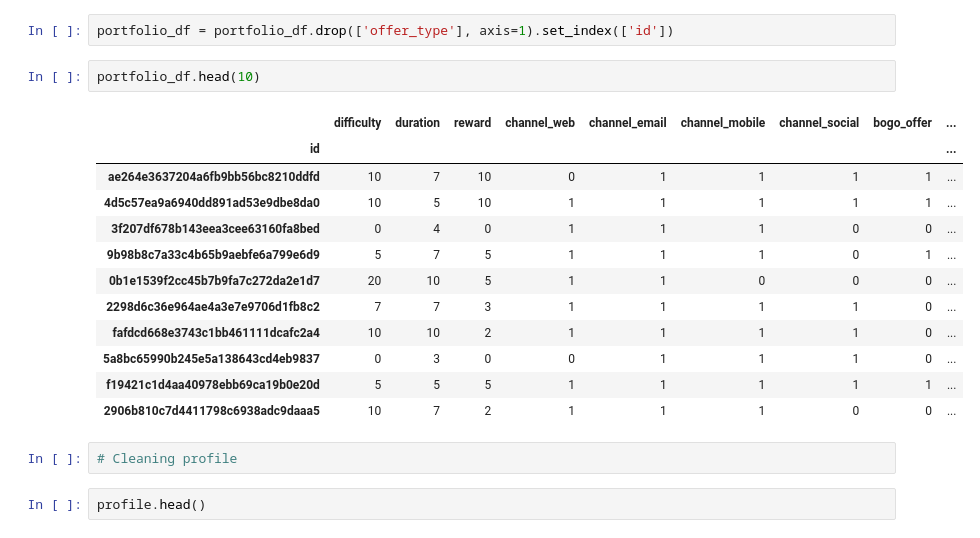
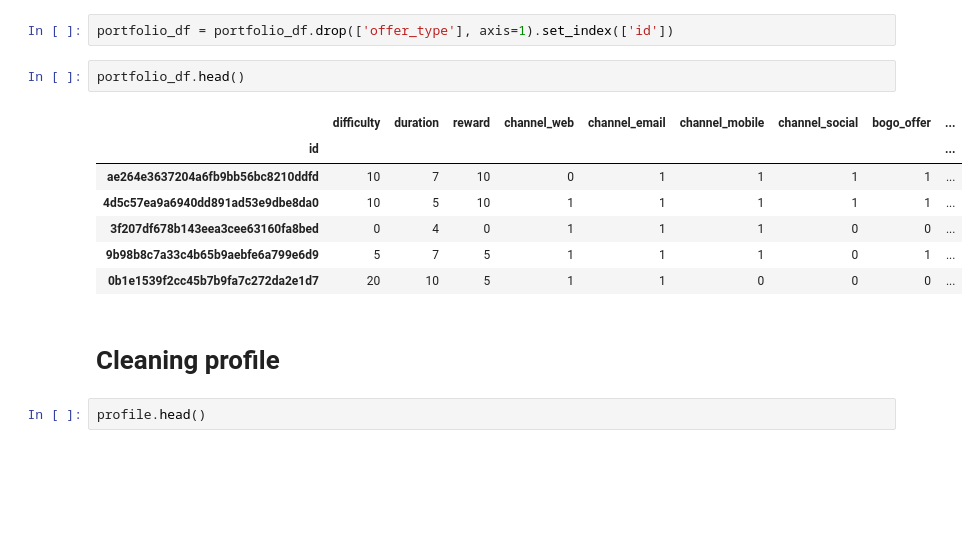
Before and after one commit to dipans/starbucks-capstone-challenge, a Jupyter notebook: Starbucks_Capstone_notebook.ipynb, the cells around one changed output. Drawn from its saved outputs; the diff is of its cells as text; blank space fills up the shorter version.

Commit message:
Cleaning implementation

```diff
--- a/Starbucks_Capstone_notebook.ipynb
+++ b/Starbucks_Capstone_notebook.ipynb
@@ -144,22 +146,17 @@ portfolio_df['informational_offer'] = portfolio_df['offer_type'].apply(lambda x:
 # %%
 portfolio_df = portfolio_df.drop(['offer_type'], axis=1).set_index(['id'])
 # %%
-portfolio_df.head(10)
+portfolio_df.head()
 # %% [output]
 |  | difficulty | duration | reward | channel_web | channel_email | channel_mobile | channel_social | bogo_offer | ... |
 | id |  |  |  |  |  |  |  |  | ... |
 | ae264e3637204a6fb9bb56bc8210ddfd | 10 | 7 | 10 | 0 | 1 | 1 | 1 | 1 | ... |
 | 4d5c57ea9a6940dd891ad53e9dbe8da0 | 10 | 5 | 10 | 1 | 1 | 1 | 1 | 1 | ... |
 | 3f207df678b143eea3cee63160fa8bed | 0 | 4 | 0 | 1 | 1 | 1 | 0 | 0 | ... |
 | 9b98b8c7a33c4b65b9aebfe6a799e6d9 | 5 | 7 | 5 | 1 | 1 | 1 | 0 | 1 | ... |
 | 0b1e1539f2cc45b7b9fa7c272da2e1d7 | 20 | 10 | 5 | 1 | 1 | 0 | 0 | 0 | ... |
-| 2298d6c36e964ae4a3e7e9706d1fb8c2 | 7 | 7 | 3 | 1 | 1 | 1 | 1 | 0 | ... |
-| fafdcd668e3743c1bb461111dcafc2a4 | 10 | 10 | 2 | 1 | 1 | 1 | 1 | 0 | ... |
-| 5a8bc65990b245e5a138643cd4eb9837 | 0 | 3 | 0 | 0 | 1 | 1 | 1 | 0 | ... |
-| f19421c1d4aa40978ebb69ca19b0e20d | 5 | 5 | 5 | 1 | 1 | 1 | 1 | 1 | ... |
-| 2906b810c7d4411798c6938adc9daaa5 | 10 | 7 | 2 | 1 | 1 | 1 | 0 | 0 | ... |
-# %%
-# Cleaning profile
+# %% [markdown]
+# Cleaning profile
 # %%
 profile.head()
 # %% [output]
```
Also changed, not shown: parts of 40 cells of this notebook.
